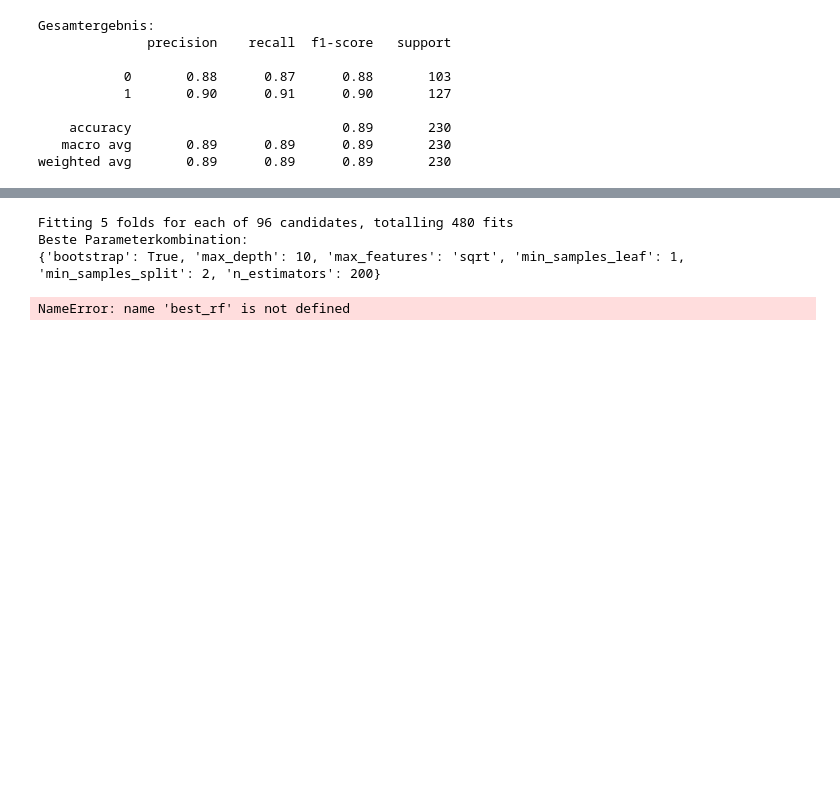
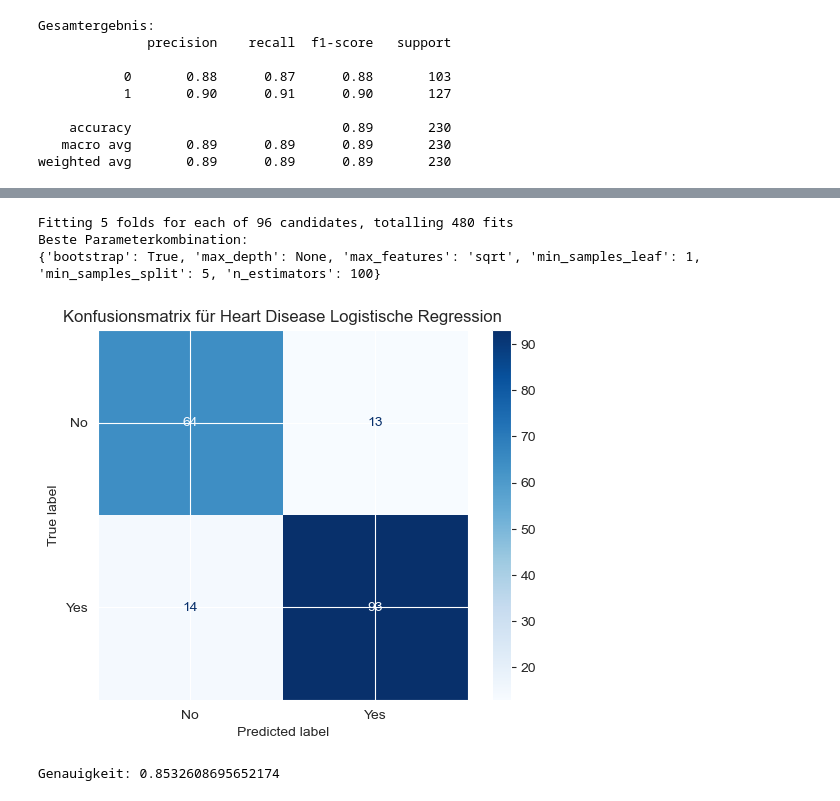
Before and after one commit to ManaTrooo/Asai-Projekt, a Jupyter notebook: DataSet_2.ipynb, the cells around one changed output, grey strips where cells are left out. Cells and saved outputs as stored; diff of their text form; code cells hidden in the pictures; blank space fills up the shorter version.

```diff
--- a/DataSet_2.ipynb
+++ b/DataSet_2.ipynb
@@ -536,7 +537,7 @@ Categories (5, object): ['20–30' < '31–40' < '41–50' < '51–60' < '61–8
 # %%
 #Skalieren
 scaler = MinMaxScaler()
-scale_cols = ["ChestPainType", "RestingBP", "Cholesterol", "RestingECG", "MaxHR", "ExerciseAngina", "Oldpeak", "ST_Slope", "Age_cat"]
+scale_cols = ["RestingBP", "Cholesterol", "MaxHR", "ExerciseAngina", "Oldpeak", "Age_cat", "ChestPainType_ATA", "ChestPainType_NAP", "ChestPainType_TA", "RestingECG_Normal", "RestingECG_ST", "ST_Slope_Flat", "ST_Slope_Up"]
 df[scale_cols] = scaler.fit_transform(df[scale_cols])
 
 styled_df = df.head(10).style.set_table_styles([
@@ -568,34 +579,40 @@ param_grid = {
     'min_samples_leaf': [1, 2],
     'max_features': ['sqrt', 'log2'],
     'bootstrap': [True, False]
 }
 
 # 4. Random Forest mit GridSearchCV
 rfc = RandomForestClassifier(random_state=42)
 grid_search = GridSearchCV(estimator=rfc,
                            param_grid=param_grid,
                            cv=5,
                            scoring='accuracy',
                            n_jobs=-1,
                            verbose=1)
 
 grid_search.fit(X_train, y_train)
 
 # === 5. Bestes Modell anzeigen ===
 print("Beste Parameterkombination:")
 print(grid_search.best_params_)
 
 # === 6. Modell evaluieren ===
 best_model = grid_search.best_estimator_
 y_pred = best_model.predict(X_test)
 
 # === 7. Konfusionsmatrix ===
 cm = confusion_matrix(y_test, y_pred)
-disp = ConfusionMatrixDisplay(confusion_matrix=cm, display_labels=best_rf.classes_)
-disp.plot()
+
+disp = ConfusionMatrixDisplay(confusion_matrix=cm, display_labels=['No', 'Yes'])
+disp.plot(cmap='Blues')
+plt.title('Konfusionsmatrix für Heart Disease Logistische Regression')
 plt.show()
+
+accuracy = accuracy_score(y_test, y_pred)
+print("Genauigkeit:", accuracy)
 # %% [output]
 Fitting 5 folds for each of 96 candidates, totalling 480 fits
 Beste Parameterkombination:
-{'bootstrap': True, 'max_depth': 10, 'max_features': 'sqrt', 'min_samples_leaf': 1, 'min_samples_split': 2, 'n_estimators': 200}
+{'bootstrap': True, 'max_depth': None, 'max_features': 'sqrt', 'min_samples_leaf': 1, 'min_samples_split': 5, 'n_estimators': 100}
+[figure, added]
-NameError: name 'best_rf' is not defined
+Genauigkeit: 0.8532608695652174
```
Also changed, not shown: parts of 4 cells of this notebook.
